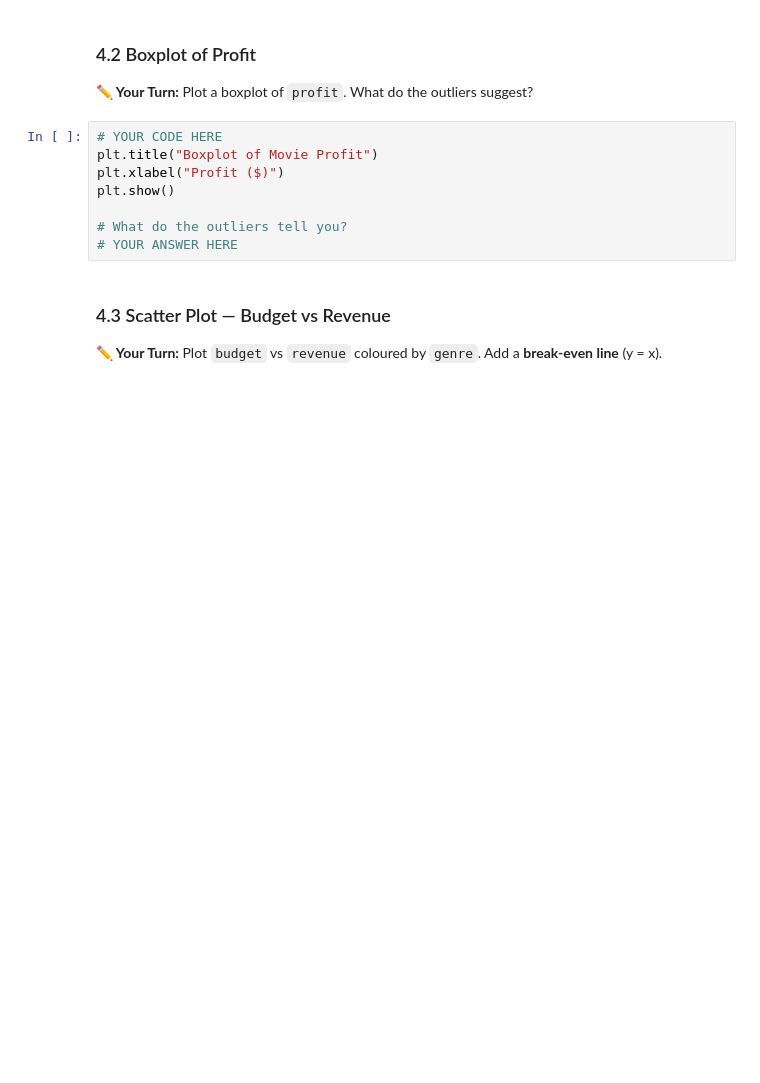
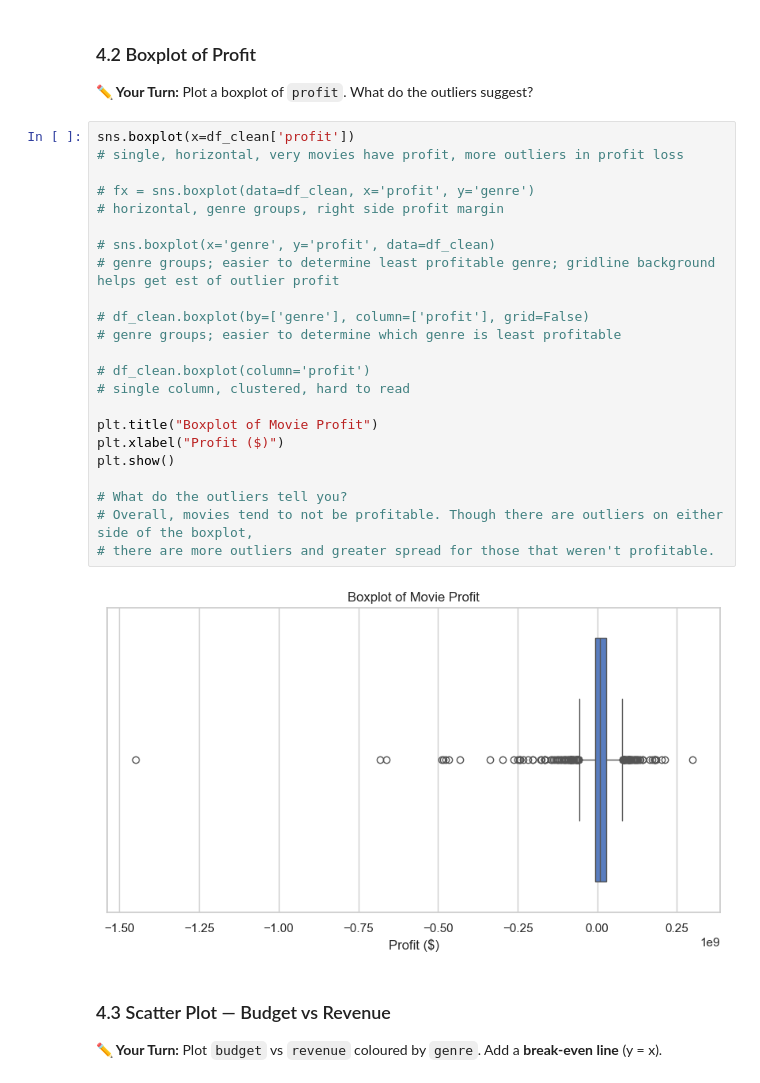
Before and after one commit to winni-datadiva/TKH-26-labs, a Jupyter notebook: Phase_1/python_workbooks/phase1_review_lab.ipynb, the cells around one changed output. Drawn from its saved outputs; the diff is of its cells as text; blank space fills up the shorter version.

```diff
--- a/Phase_1/python_workbooks/phase1_review_lab.ipynb
+++ b/Phase_1/python_workbooks/phase1_review_lab.ipynb
@@ -347,13 +351,30 @@ plt.show()
 
 **✏️ Your Turn:** Plot a boxplot of `profit`. What do the outliers suggest?
 # %%
-# YOUR CODE HERE
+sns.boxplot(x=df_clean['profit'])
+# single, horizontal, very movies have profit, more outliers in profit loss
+
+# fx = sns.boxplot(data=df_clean, x='profit', y='genre')
+# horizontal, genre groups, right side profit margin
+
+# sns.boxplot(x='genre', y='profit', data=df_clean)
+# genre groups; easier to determine least profitable genre; gridline background helps get est of outlier profit
+
+# df_clean.boxplot(by=['genre'], column=['profit'], grid=False)
+# genre groups; easier to determine which genre is least profitable
+
+# df_clean.boxplot(column='profit')
+# single column, clustered, hard to read
+
 plt.title("Boxplot of Movie Profit")
 plt.xlabel("Profit ($)")
 plt.show()
 
 # What do the outliers tell you?
-# YOUR ANSWER HERE
+# Overall, movies tend to not be profitable. Though there are outliers on either side of the boxplot,
+# there are more outliers and greater spread for those that weren't profitable.
+# %% [output]
+[figure, added]
 # %% [markdown]
 ### 4.3 Scatter Plot — Budget vs Revenue
 
```
Also changed, not shown: parts of 3 cells of this notebook.
